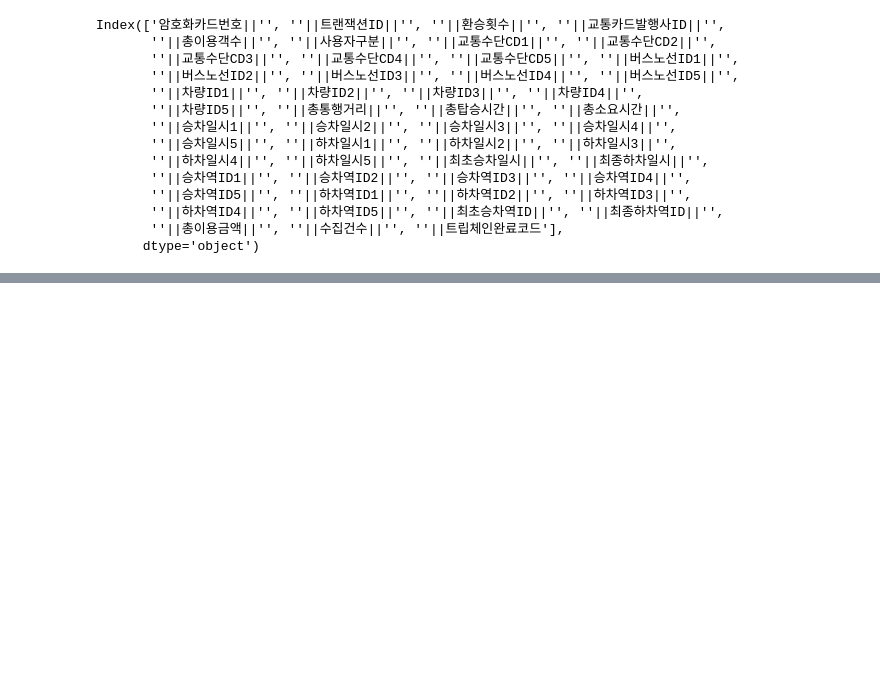
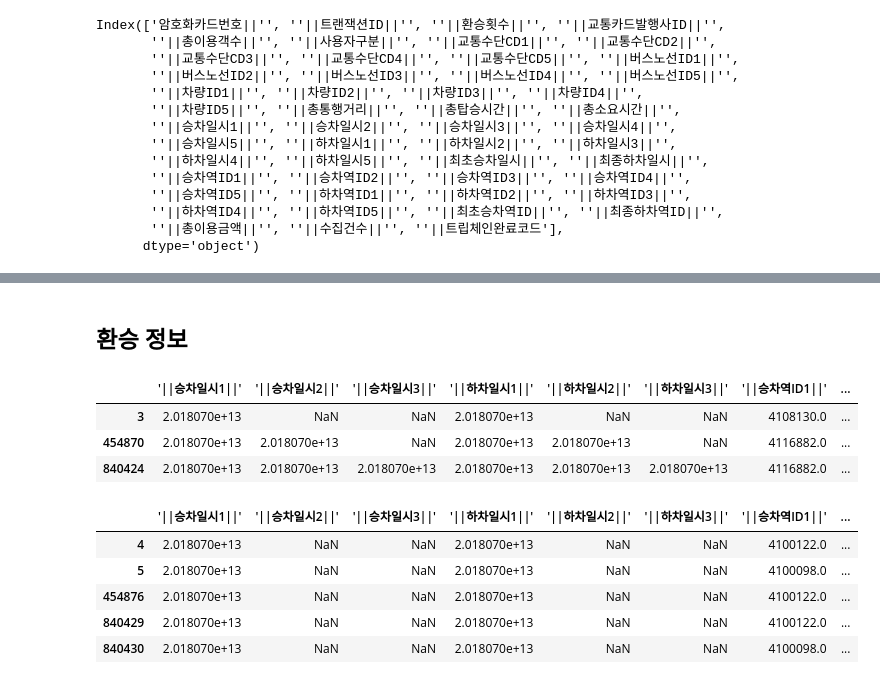
Before and after one commit to whtngus/finding_road, a Jupyter notebook: EDA/EDA_ALL-SH.ipynb, the cells around one changed output, grey strips where cells are left out. Drawn from its saved outputs; the diff is of its cells as text; code cells hidden in the pictures; blank space fills up the shorter version.

```diff
--- a/EDA/EDA_ALL-SH.ipynb
+++ b/EDA/EDA_ALL-SH.ipynb
@@ -158,0 +159,25 @@ sns.distplot(tripchain["'||총이용객수||'"])
+# %% [markdown]
+## 환승 정보
+# %%
+# 환승자 예시  : 하차역정보는 없음 ;;; 데이터 별로
+target_columns = ["'||승차일시1||'","'||승차일시2||'","'||승차일시3||'","'||하차일시1||'","'||하차일시2||'","'||하차일시3||'"
+                 ,"'||승차역ID1||'", "'||승차역ID2||'", "'||승차역ID3||'", "'||하차역ID1||'", "'||하차역ID2||'", "'||하차역ID3||'"]
+# tripchain[tripchain["암호화카드번호||'"].isin([900079699257])]
+tripchain[tripchain["암호화카드번호||'"].isin([900079699257])][target_columns]
+# %% [output]
+|  | '||승차일시1||' | '||승차일시2||' | '||승차일시3||' | '||하차일시1||' | '||하차일시2||' | '||하차일시3||' | '||승차역ID1||' | ... |
+| 3 | 2.018070e+13 | NaN | NaN | 2.018070e+13 | NaN | NaN | 4108130.0 | ... |
+| 454870 | 2.018070e+13 | 2.018070e+13 | NaN | 2.018070e+13 | 2.018070e+13 | NaN | 4116882.0 | ... |
+| 840424 | 2.018070e+13 | 2.018070e+13 | 2.018070e+13 | 2.018070e+13 | 2.018070e+13 | 2.018070e+13 | 4116882.0 | ... |
+# %%
+# 환승으로 보이나 환승정보가 없는 데이터
+# 환승자 정보 없지만 승차일시 1이 동일한 예시 -> 아마 환승?
+# tripchain[tripchain["암호화카드번호||'"].isin([900079701419])]
+tripchain[tripchain["암호화카드번호||'"].isin([900079701419])][target_columns]
+# %% [output]
+|  | '||승차일시1||' | '||승차일시2||' | '||승차일시3||' | '||하차일시1||' | '||하차일시2||' | '||하차일시3||' | '||승차역ID1||' | ... |
+| 4 | 2.018070e+13 | NaN | NaN | 2.018070e+13 | NaN | NaN | 4100122.0 | ... |
+| 5 | 2.018070e+13 | NaN | NaN | 2.018070e+13 | NaN | NaN | 4100098.0 | ... |
+| 454876 | 2.018070e+13 | NaN | NaN | 2.018070e+13 | NaN | NaN | 4100122.0 | ... |
+| 840429 | 2.018070e+13 | NaN | NaN | 2.018070e+13 | NaN | NaN | 4100122.0 | ... |
+| 840430 | 2.018070e+13 | NaN | NaN | 2.018070e+13 | NaN | NaN | 4100098.0 | ... |
```
Also changed, not shown: parts of 7 cells of this notebook.
